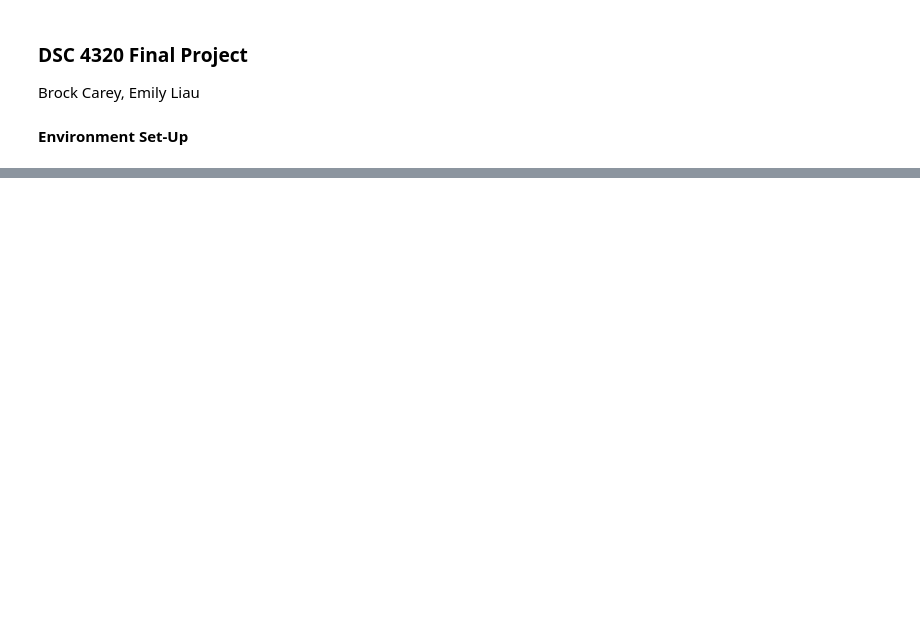
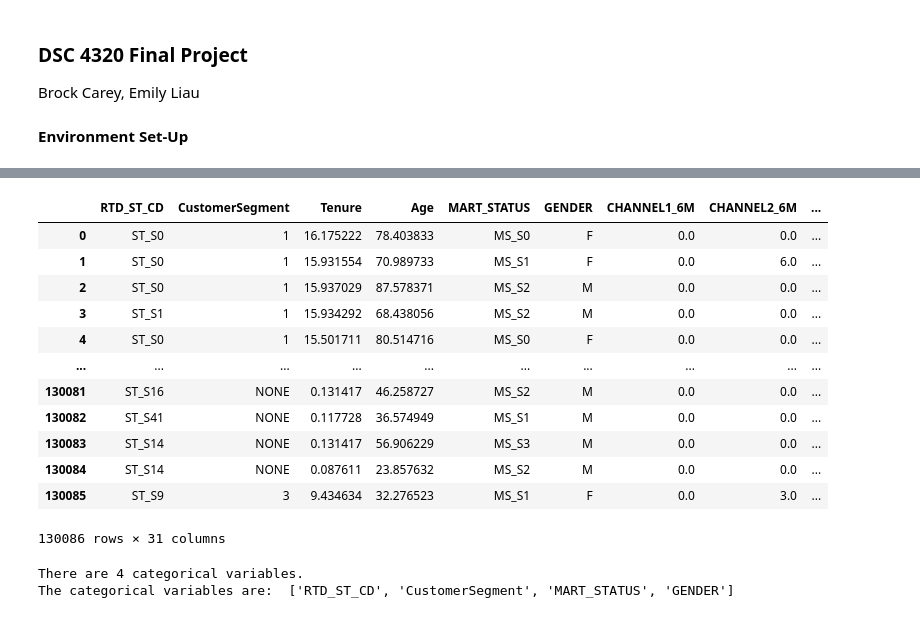
Before and after one commit to brockcarey/callpredict, a Jupyter notebook: DSC 4320 Final Project.ipynb, the cells around one changed output, grey strips where cells are left out. Saved outputs shown, nothing was run; the diff lists cells and outputs as text; code cells hidden in the pictures; blank space fills up the shorter version.

Commit message:
Complete Data Pre-Processing

```diff
--- a/DSC 4320 Final Project.ipynb
+++ b/DSC 4320 Final Project.ipynb
@@ -242,0 +22,4 @@ X_train, X_test, y_train, y_test = train_test_split(X_scaled, y, test_size=0.2,
+# %%
+# import data into environment
+data = pd.read_csv('C:/Users/emily/DSC_4320/callpredict/data.csv', sep=',')
+data
@@ -242,0 +62,7 @@ X_train, X_test, y_train, y_test = train_test_split(X_scaled, y, test_size=0.2,
+# %%
+# convert 'DATE_FOR' from object to datetime format
+data['DATE_FOR'] = pd.to_datetime(data['DATE_FOR'])
+data['YEAR'] = data['DATE_FOR'].dt.year
+data['MONTH'] = data['DATE_FOR'].dt.month
+data['DAY'] = data['DATE_FOR'].dt.day
+print(data.info())
@@ -242,0 +87,26 @@ X_train, X_test, y_train, y_test = train_test_split(X_scaled, y, test_size=0.2,
+# %%
+# remove 'DATE_FOR' column from dataframe to prevent redundancy
+data.drop('DATE_FOR', axis=1, inplace=True)
+data
+# %% [output]
+|  | RTD_ST_CD | CustomerSegment | Tenure | Age | MART_STATUS | GENDER | CHANNEL1_6M | CHANNEL2_6M | ... |
+| 0 | ST_S0 | 1 | 16.175222 | 78.403833 | MS_S0 | F | 0.0 | 0.0 | ... |
+| 1 | ST_S0 | 1 | 15.931554 | 70.989733 | MS_S1 | F | 0.0 | 6.0 | ... |
+| 2 | ST_S0 | 1 | 15.937029 | 87.578371 | MS_S2 | M | 0.0 | 0.0 | ... |
+| 3 | ST_S1 | 1 | 15.934292 | 68.438056 | MS_S2 | M | 0.0 | 0.0 | ... |
+| 4 | ST_S0 | 1 | 15.501711 | 80.514716 | MS_S0 | F | 0.0 | 0.0 | ... |
+| ... | ... | ... | ... | ... | ... | ... | ... | ... | ... |
+| 130081 | ST_S16 | NONE | 0.131417 | 46.258727 | MS_S2 | M | 0.0 | 0.0 | ... |
+| 130082 | ST_S41 | NONE | 0.117728 | 36.574949 | MS_S1 | M | 0.0 | 0.0 | ... |
+| 130083 | ST_S14 | NONE | 0.131417 | 56.906229 | MS_S3 | M | 0.0 | 0.0 | ... |
+| 130084 | ST_S14 | NONE | 0.087611 | 23.857632 | MS_S2 | M | 0.0 | 0.0 | ... |
+| 130085 | ST_S9 | 3 | 9.434634 | 32.276523 | MS_S1 | F | 0.0 | 3.0 | ... |
+130086 rows × 31 columns
+# %%
+# identify categorical variables
+categorical_vars = [var for var in data.columns if data[var].dtype == 'O']
+print("There are {} categorical variables.".format(len(categorical_vars)))
+print("The categorical variables are: ", categorical_vars)
+# %% [output]
+There are 4 categorical variables.
+The categorical variables are:  ['RTD_ST_CD', 'CustomerSegment', 'MART_STATUS', 'GENDER']
```
Also changed, not shown: parts of 42 cells of this notebook.
